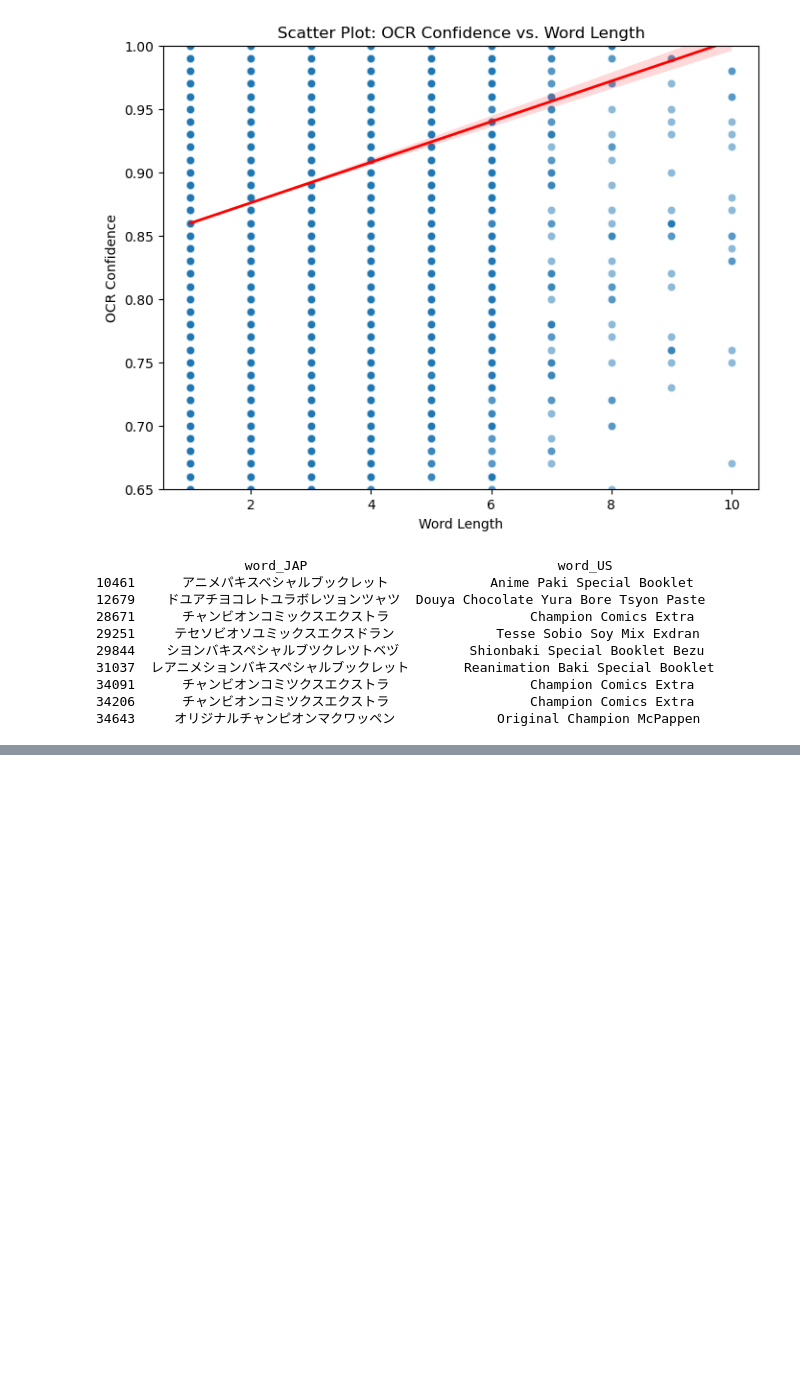
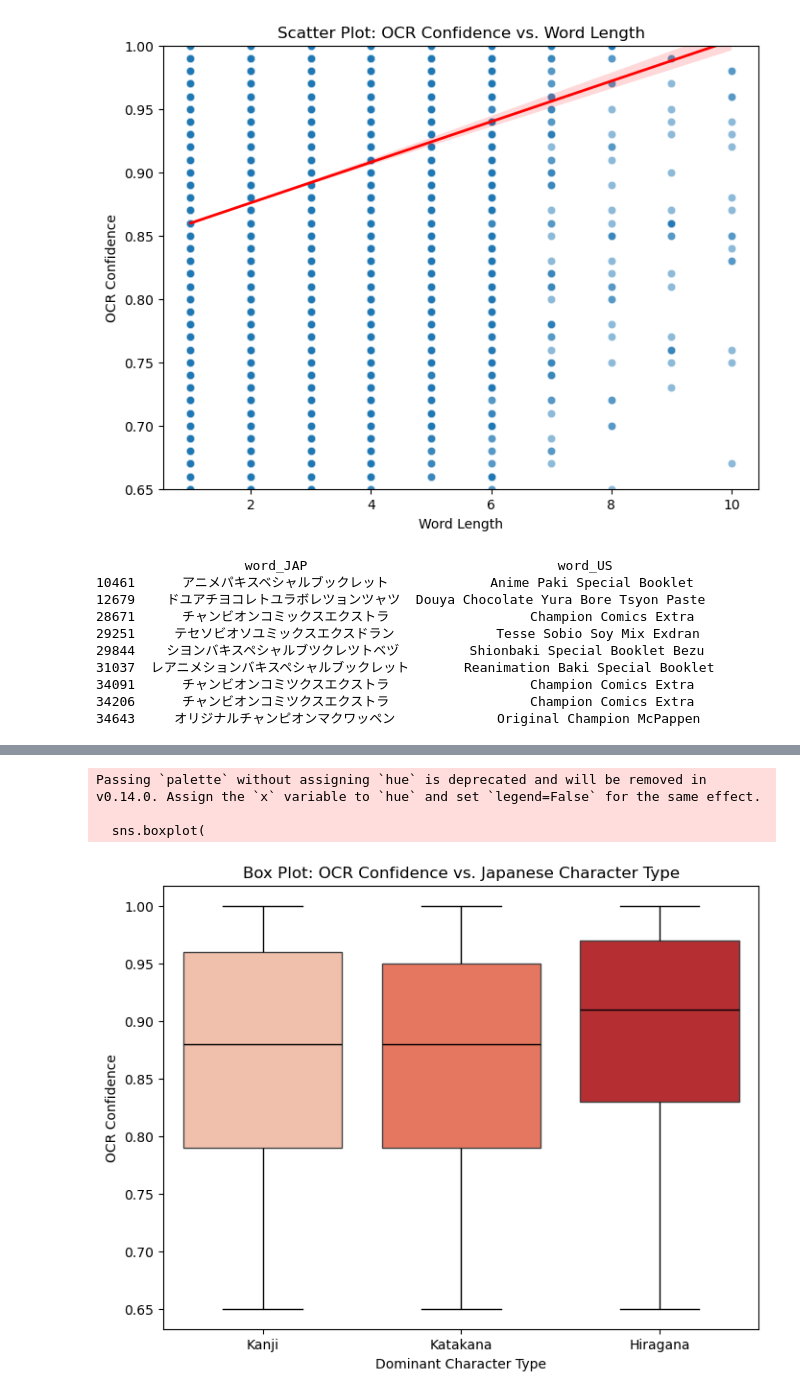
Before and after one commit to AndrewNemkov27/capstone, a Jupyter notebook: (1)-main/(1)-codeAndData/q1.ipynb, the cells around one changed output, grey strips where cells are left out. Cells and saved outputs as stored; diff of their text form; code cells hidden in the pictures; blank space fills up the shorter version.

```diff
--- a/(1)-main/(1)-codeAndData/q1.ipynb
+++ b/(1)-main/(1)-codeAndData/q1.ipynb
@@ -105,0 +119,36 @@ plt.show()
+# %%
+# function to find dominant character type
+def classify_character_type(row):
+    max_ratio = max(row["hiragana_ratio"], row["katakana_ratio"], row["kanji_ratio"])
+    if max_ratio == row["kanji_ratio"]:
+        return "Kanji"
+    elif max_ratio == row["katakana_ratio"]:
+        return "Katakana"
+    else:
+        return "Hiragana"
+
+# apply classification
+df_filtered["char_type"] = df_filtered.apply(classify_character_type, axis=1)
+
+# plot 2: box plot
+plt.figure(figsize=(8, 6))
+sns.boxplot(
+    x="char_type",
+    y="confidence",
+    data=df_filtered,
+    palette="Reds",
+    whiskerprops=dict(color="black"),  # whiskers
+    capprops=dict(color="black"),  # caps
+    medianprops=dict(color="black")  # median line
+)
+
+plt.xlabel("Dominant Character Type")
+plt.ylabel("OCR Confidence")
+plt.title("Box Plot: OCR Confidence vs. Japanese Character Type")
+
+plt.show()
+# %% [output]
+Passing `palette` without assigning `hue` is deprecated and will be removed in v0.14.0. Assign the `x` variable to `hue` and set `legend=False` for the same effect.
+
+  sns.boxplot(
+[figure, added]
```
Also changed, not shown: parts of 6 cells of this notebook, 2 other files.
